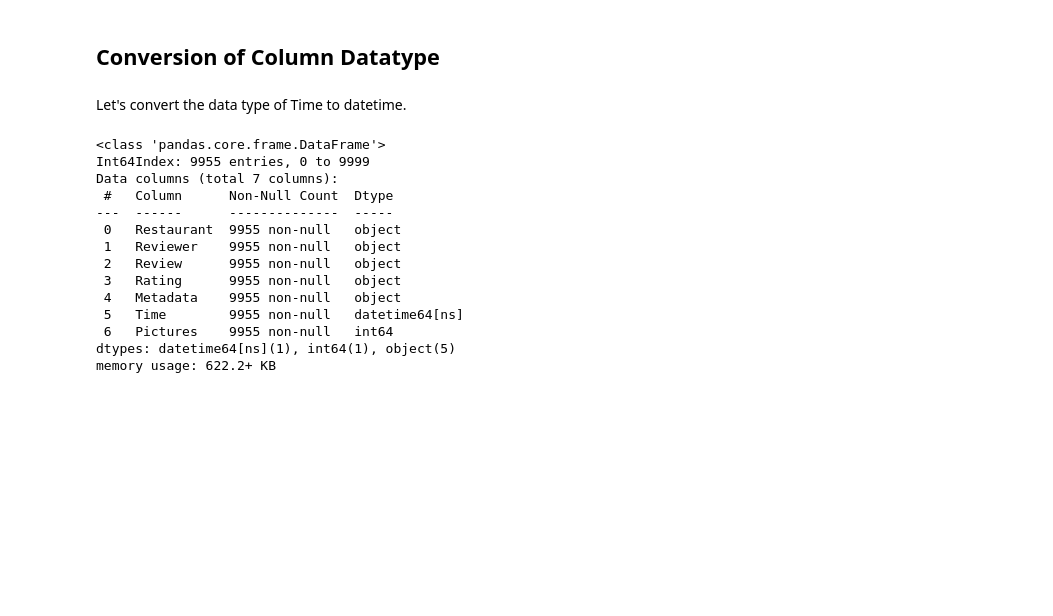
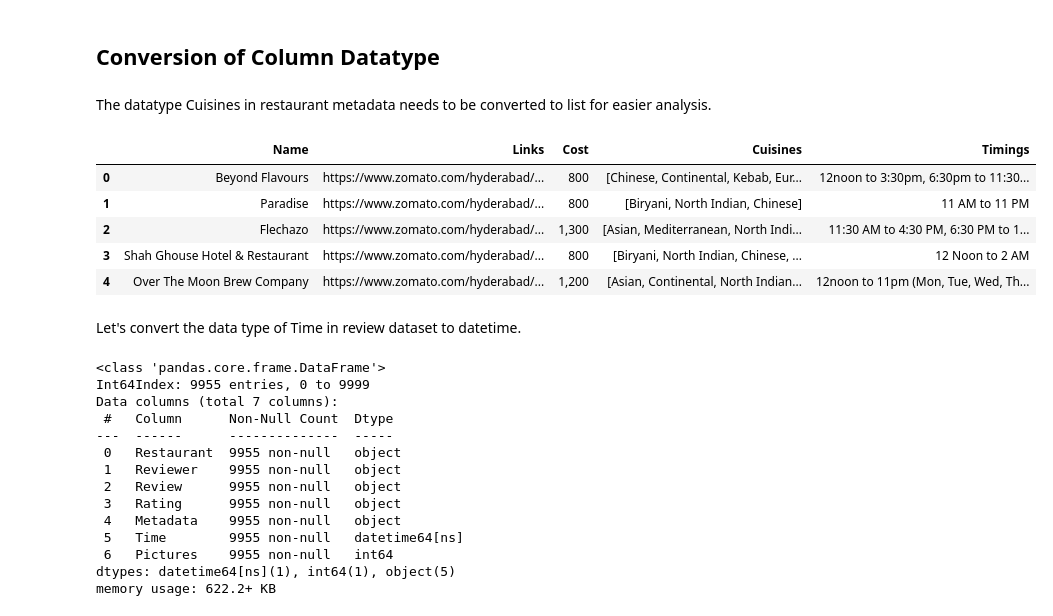
Before and after one commit to connect-midhunr/zomato-restaurant-clustering-and-sentiment-analysis, a Jupyter notebook: Zomato_Restaurant_Clustering_and_Sentiment_Analysis.ipynb, the cells around one changed output. Cells and saved outputs as stored; diff of their text form; code cells hidden in the pictures; blank space fills up the shorter version.

```diff
--- a/Zomato_Restaurant_Clustering_and_Sentiment_Analysis.ipynb
+++ b/Zomato_Restaurant_Clustering_and_Sentiment_Analysis.ipynb
@@ -275,6 +275,21 @@ missing_values_count_percent(review_work_df)
 There are no missing values in the dataframe.
 # %% [markdown]
 ## Conversion of Column Datatype
+# %% [markdown]
+The datatype Cuisines in restaurant metadata needs to be converted to list for easier analysis.
+# %%
+# converting the datatype of Cuisines from object to list
+meta_work_df['Cuisines'] = meta_work_df['Cuisines'].str.split(', ')
+
+# exploring the head of the dataframe
+meta_work_df.head()
+# %% [output]
+|  | Name | Links | Cost | Cuisines | Timings |
+| 0 | Beyond Flavours | https://www.zomato.com/hyderabad/... | 800 | [Chinese, Continental, Kebab, Eur... | 12noon to 3:30pm, 6:30pm to 11:30... |
+| 1 | Paradise | https://www.zomato.com/hyderabad/... | 800 | [Biryani, North Indian, Chinese] | 11 AM to 11 PM |
+| 2 | Flechazo | https://www.zomato.com/hyderabad/... | 1,300 | [Asian, Mediterranean, North Indi... | 11:30 AM to 4:30 PM, 6:30 PM to 1... |
+| 3 | Shah Ghouse Hotel & Restaurant | https://www.zomato.com/hyderabad/... | 800 | [Biryani, North Indian, Chinese, ... | 12 Noon to 2 AM |
+| 4 | Over The Moon Brew Company | https://www.zomato.com/hyderabad/... | 1,200 | [Asian, Continental, North Indian... | 12noon to 11pm (Mon, Tue, Wed, Th... |
 # %% [markdown]
-Let's convert the data type of Time to datetime.
+Let's convert the data type of Time in review dataset to datetime.
 # %%
```
Also changed, not shown: parts of 5 cells of this notebook.
